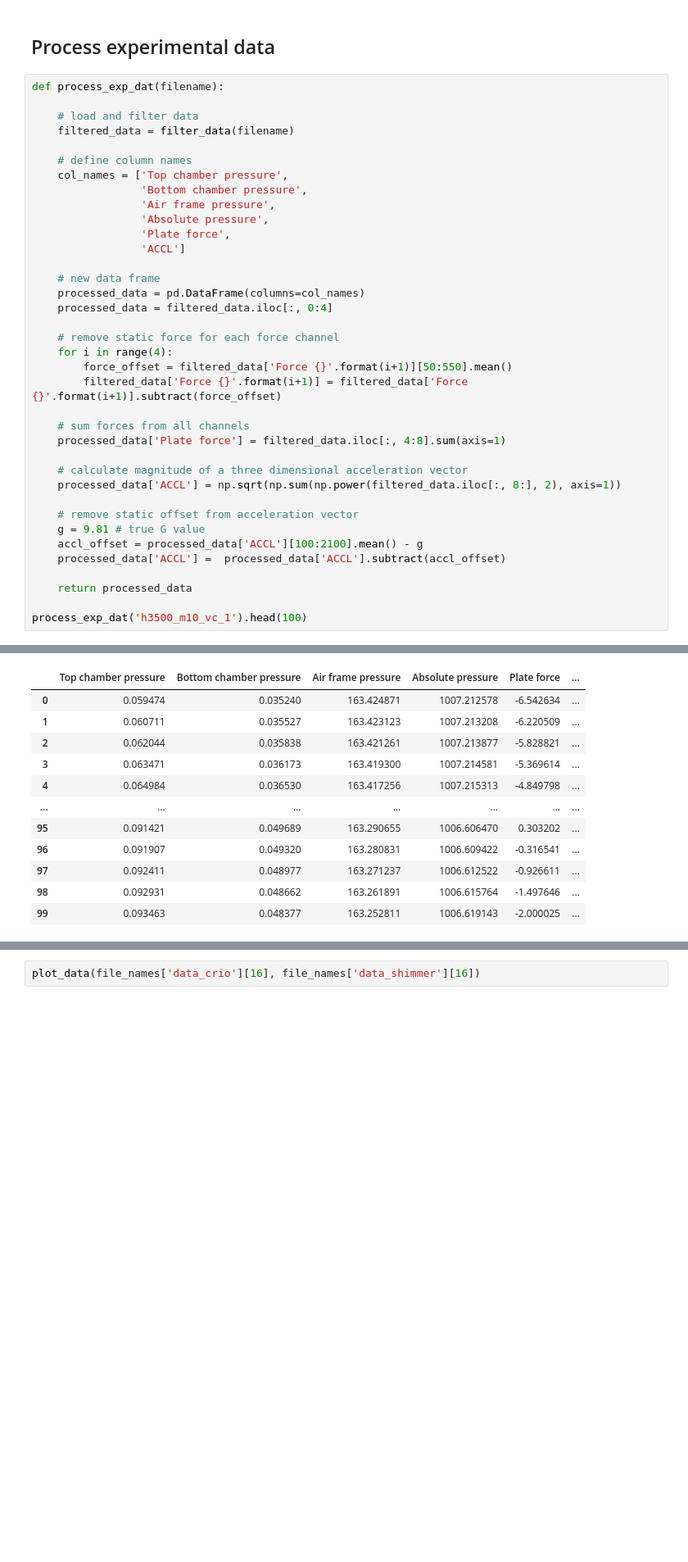
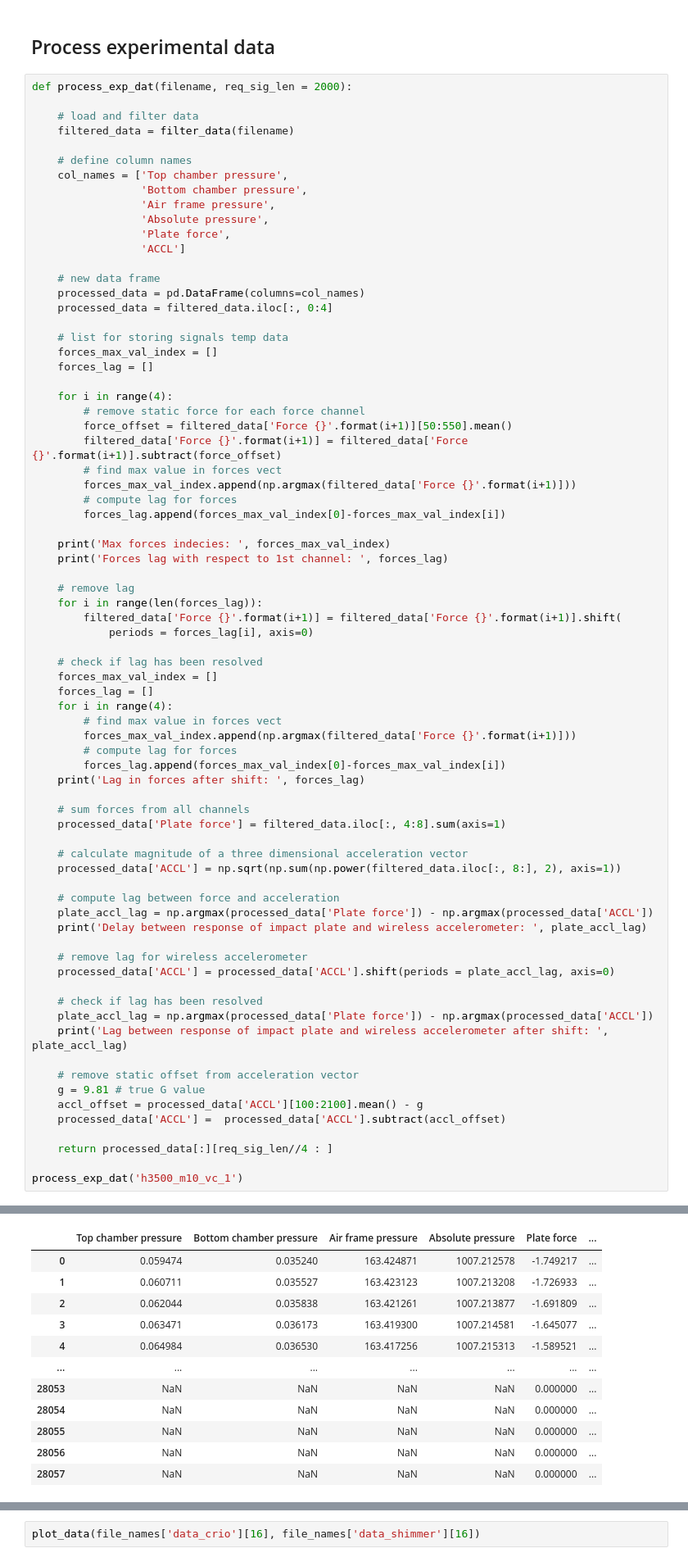
Before and after one commit to Diodak92/Adaptive-Air-Cushion, a Jupyter notebook: experimental_results_for_adaptive_air_caution.ipynb, the cells around one changed output, grey strips where cells are left out. Shown at 82% size. Cells and saved outputs as stored; diff of their text form; blank space fills up the shorter version.

Commit message:
Added experimental data processing: Removing the lag  between the force and accelerometer signals

```diff
--- a/experimental_results_for_adaptive_air_caution.ipynb
+++ b/experimental_results_for_adaptive_air_caution.ipynb
@@ -249,7 +249,7 @@ plot_raw_data('h3500_m10_vc_1')
 # %% [markdown]
 ## Process experimental data
 # %%
-def process_exp_dat(filename):
+def process_exp_dat(filename, req_sig_len = 2000):
 
     # load and filter data
     filtered_data = filter_data(filename)
@@ -266,10 +266,36 @@ def process_exp_dat(filename):
     processed_data = pd.DataFrame(columns=col_names)
     processed_data = filtered_data.iloc[:, 0:4]
 
-    # remove static force for each force channel
+    # list for storing signals temp data
+    forces_max_val_index = []
+    forces_lag = []
+
     for i in range(4):
+        # remove static force for each force channel
         force_offset = filtered_data['Force {}'.format(i+1)][50:550].mean()
         filtered_data['Force {}'.format(i+1)] = filtered_data['Force {}'.format(i+1)].subtract(force_offset)
+        # find max value in forces vect
+        forces_max_val_index.append(np.argmax(filtered_data['Force {}'.format(i+1)]))
+        # compute lag for forces
+        forces_lag.append(forces_max_val_index[0]-forces_max_val_index[i])
+
+    print('Max forces indecies: ', forces_max_val_index)
+    print('Forces lag with respect to 1st channel: ', forces_lag)
+
+    # remove lag
+    for i in range(len(forces_lag)):
+        filtered_data['Force {}'.format(i+1)] = filtered_data['Force {}'.format(i+1)].shift(
+            periods = forces_lag[i], axis=0)
+
+    # check if lag has been resolved
+    forces_max_val_index = []
+    forces_lag = []
+    for i in range(4):
+        # find max value in forces vect
+        forces_max_val_index.append(np.argmax(filtered_data['Force {}'.format(i+1)]))
+        # compute lag for forces
+        forces_lag.append(forces_max_val_index[0]-forces_max_val_index[i])
+    print('Lag in forces after shift: ', forces_lag)
 
     # sum forces from all channels
     processed_data['Plate force'] = filtered_data.iloc[:, 4:8].sum(axis=1)
@@ -277,13 +303,24 @@ def process_exp_dat(filename):
     # calculate magnitude of a three dimensional acceleration vector
     processed_data['ACCL'] = np.sqrt(np.sum(np.power(filtered_data.iloc[:, 8:], 2), axis=1))
 
+    # compute lag between force and acceleration
+    plate_accl_lag = np.argmax(processed_data['Plate force']) - np.argmax(processed_data['ACCL'])
+    print('Delay between response of impact plate and wireless accelerometer: ', plate_accl_lag)
+
+    # remove lag for wireless accelerometer
+    processed_data['ACCL'] = processed_data['ACCL'].shift(periods = plate_accl_lag, axis=0)
+
+    # check if lag has been resolved
+    plate_accl_lag = np.argmax(processed_data['Plate force']) - np.argmax(processed_data['ACCL'])
+    print('Lag between response of impact plate and wireless accelerometer after shift: ', plate_accl_lag)
+
     # remove static offset from acceleration vector
     g = 9.81 # true G value
     accl_offset = processed_data['ACCL'][100:2100].mean() - g
     processed_data['ACCL'] =  processed_data['ACCL'].subtract(accl_offset)
 
-    return processed_data
+    return processed_data[:][req_sig_len//4 : ]
 
-process_exp_dat('h3500_m10_vc_1').head(100)
+process_exp_dat('h3500_m10_vc_1')
 # %% [output]
 (5000, 10)
@@ -290,12 +332,12 @@ process_exp_dat('h3500_m10_vc_1').head(100)
 |  | Top chamber pressure | Bottom chamber pressure | Air frame pressure | Absolute pressure | Plate force | ... |
-| 0 | 0.059474 | 0.035240 | 163.424871 | 1007.212578 | -6.542634 | ... |
-| 1 | 0.060711 | 0.035527 | 163.423123 | 1007.213208 | -6.220509 | ... |
-| 2 | 0.062044 | 0.035838 | 163.421261 | 1007.213877 | -5.828821 | ... |
-| 3 | 0.063471 | 0.036173 | 163.419300 | 1007.214581 | -5.369614 | ... |
-| 4 | 0.064984 | 0.036530 | 163.417256 | 1007.215313 | -4.849798 | ... |
+| 0 | 0.059474 | 0.035240 | 163.424871 | 1007.212578 | -1.749217 | ... |
+| 1 | 0.060711 | 0.035527 | 163.423123 | 1007.213208 | -1.726933 | ... |
+| 2 | 0.062044 | 0.035838 | 163.421261 | 1007.213877 | -1.691809 | ... |
+| 3 | 0.063471 | 0.036173 | 163.419300 | 1007.214581 | -1.645077 | ... |
+| 4 | 0.064984 | 0.036530 | 163.417256 | 1007.215313 | -1.589521 | ... |
 | ... | ... | ... | ... | ... | ... | ... |
-| 95 | 0.091421 | 0.049689 | 163.290655 | 1006.606470 | 0.303202 | ... |
-| 96 | 0.091907 | 0.049320 | 163.280831 | 1006.609422 | -0.316541 | ... |
-| 97 | 0.092411 | 0.048977 | 163.271237 | 1006.612522 | -0.926611 | ... |
-| 98 | 0.092931 | 0.048662 | 163.261891 | 1006.615764 | -1.497646 | ... |
-| 99 | 0.093463 | 0.048377 | 163.252811 | 1006.619143 | -2.000025 | ... |
+| 28053 | NaN | NaN | NaN | NaN | 0.000000 | ... |
+| 28054 | NaN | NaN | NaN | NaN | 0.000000 | ... |
+| 28055 | NaN | NaN | NaN | NaN | 0.000000 | ... |
+| 28056 | NaN | NaN | NaN | NaN | 0.000000 | ... |
+| 28057 | NaN | NaN | NaN | NaN | 0.000000 | ... |
```
Also changed, not shown: parts of 3 cells of this notebook.
